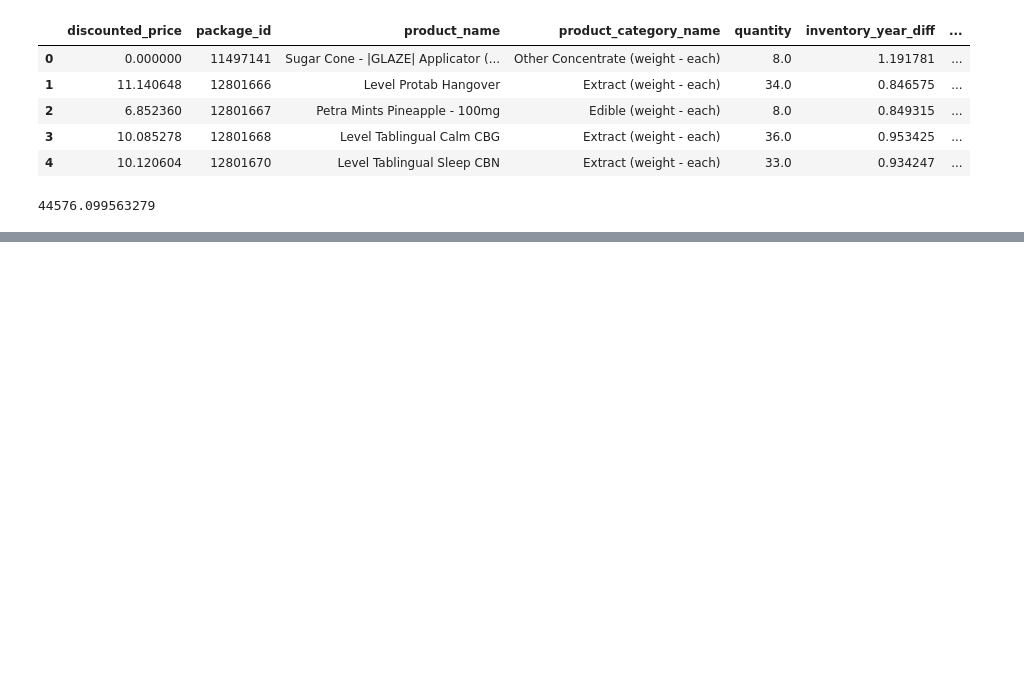
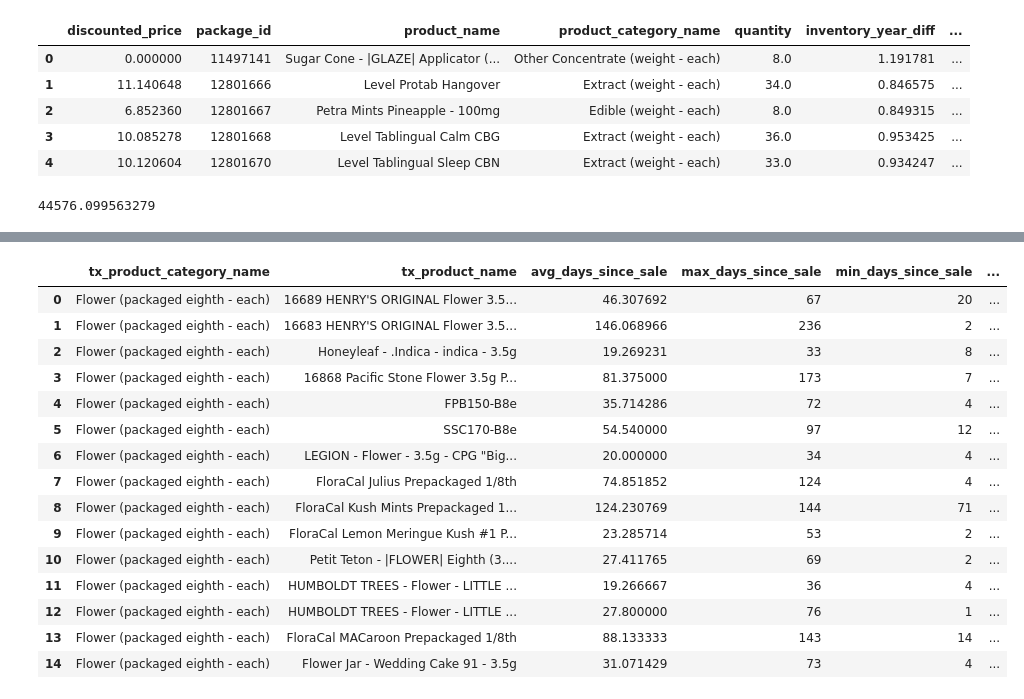
Before and after one commit to warrenshen/platform, a Jupyter notebook: services/api-server/notebooks/analysis/Roy-Inventory-Freshness-Analyzer-Script-Usage-Tuturial.ipynb, the cells around one changed output, grey strips where cells are left out. Saved outputs shown, nothing was run; the diff lists cells and outputs as text; code cells hidden in the pictures; blank space fills up the shorter version.

```diff
--- a/services/api-server/notebooks/analysis/Roy-Inventory-Freshness-Analyzer-Script-Usage-Tuturial.ipynb
+++ b/services/api-server/notebooks/analysis/Roy-Inventory-Freshness-Analyzer-Script-Usage-Tuturial.ipynb
@@ -259,0 +393,20 @@ analyzer.find_all_valuation(True, discount_rate=.2)
+# %%
+# Use sales margin as a measure to rank the categories and product names within product category
+analyzer.find_most_valuable_products_by_margin_weighted('tx_product_category_name, tx_product_name', 15, 'Flower (packaged eighth - each)')
+# %% [output]
+|  | tx_product_category_name | tx_product_name | avg_days_since_sale | max_days_since_sale | min_days_since_sale | ... |
+| 0 | Flower (packaged eighth - each) | 16689 HENRY'S ORIGINAL Flower 3.5... | 46.307692 | 67 | 20 | ... |
+| 1 | Flower (packaged eighth - each) | 16683 HENRY'S ORIGINAL Flower 3.5... | 146.068966 | 236 | 2 | ... |
+| 2 | Flower (packaged eighth - each) | Honeyleaf - .Indica - indica - 3.5g | 19.269231 | 33 | 8 | ... |
+| 3 | Flower (packaged eighth - each) | 16868 Pacific Stone Flower 3.5g P... | 81.375000 | 173 | 7 | ... |
+| 4 | Flower (packaged eighth - each) | FPB150-B8e | 35.714286 | 72 | 4 | ... |
+| 5 | Flower (packaged eighth - each) | SSC170-B8e | 54.540000 | 97 | 12 | ... |
+| 6 | Flower (packaged eighth - each) | LEGION - Flower - 3.5g - CPG "Big... | 20.000000 | 34 | 4 | ... |
+| 7 | Flower (packaged eighth - each) | FloraCal Julius Prepackaged 1/8th | 74.851852 | 124 | 4 | ... |
+| 8 | Flower (packaged eighth - each) | FloraCal Kush Mints Prepackaged 1... | 124.230769 | 144 | 71 | ... |
+| 9 | Flower (packaged eighth - each) | FloraCal Lemon Meringue Kush #1 P... | 23.285714 | 53 | 2 | ... |
+| 10 | Flower (packaged eighth - each) | Petit Teton - |FLOWER| Eighth (3.... | 27.411765 | 69 | 2 | ... |
+| 11 | Flower (packaged eighth - each) | HUMBOLDT TREES - Flower - LITTLE ... | 19.266667 | 36 | 4 | ... |
+| 12 | Flower (packaged eighth - each) | HUMBOLDT TREES - Flower - LITTLE ... | 27.800000 | 76 | 1 | ... |
+| 13 | Flower (packaged eighth - each) | FloraCal MACaroon Prepackaged 1/8th | 88.133333 | 143 | 14 | ... |
+| 14 | Flower (packaged eighth - each) | Flower Jar - Wedding Cake 91 - 3.5g | 31.071429 | 73 | 4 | ... |
```
Also changed, not shown: parts of 11 cells of this notebook, 2 other files.
